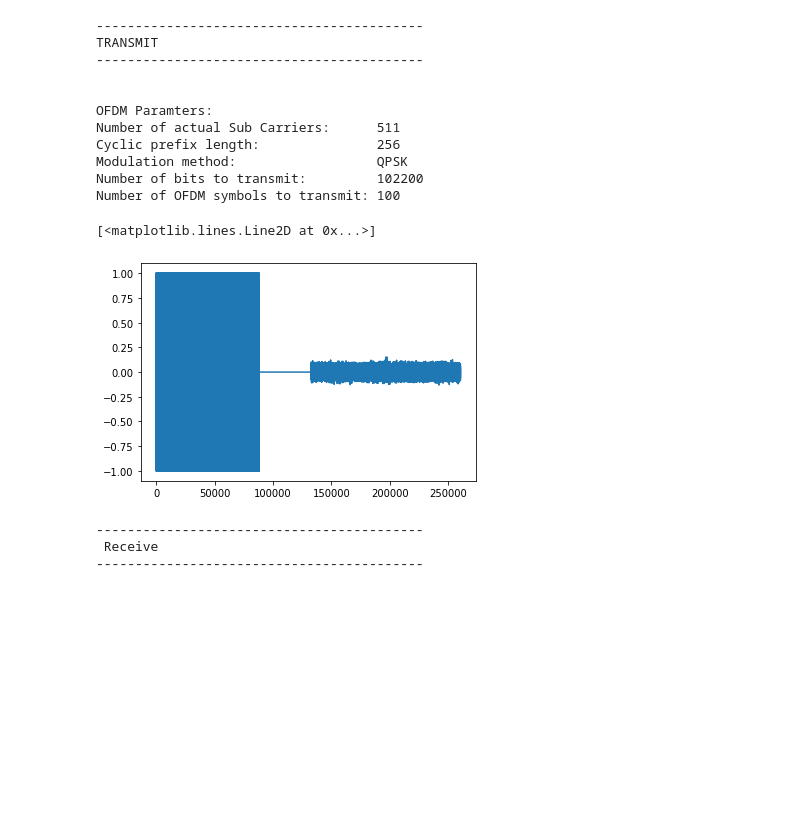
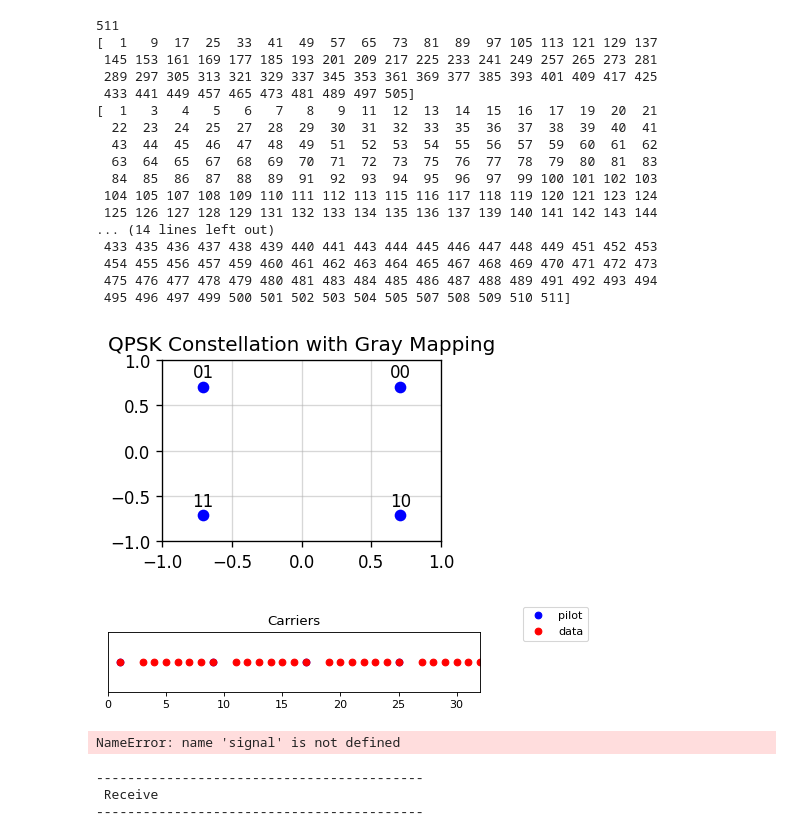
Before and after one commit to adamg-97/GF3-audio-modem, a Jupyter notebook: Audio.ipynb, the cells around one changed output. Saved outputs shown, nothing was run; the diff lists cells and outputs as text; code cells hidden in the pictures; blank space fills up the shorter version.

Commit message:
Updated OFDM.py

```diff
--- a/Audio.ipynb
+++ b/Audio.ipynb
@@ -7,35 +7,50 @@ from OFDM import *
 ofdm_symbol_size = 1024
 cp_length = ofdm_symbol_size // 4
 modulation = "QPSK"
+pilots_per_block = 64
+pilot_value = 3 + 3j
 
-no_bits = 100 * 511 * 2
+no_bits = 100 * (ofdm_symbol_size // 2 - 1 - pilots_per_block)
 
 bits = np.random.binomial(n=1, p=0.5, size=(no_bits, ))
 # %%
-tx = transmitter(ofdm_symbol_size, cp_length, "QPSK")
+tx = transmitter(ofdm_symbol_size, cp_length, "QPSK", P=pilots_per_block, pilot_value=pilot_value)
 
-signal = tx.transmit(bits)
+print(len(tx.all_carriers))
+print(tx.pilot_carriers)
+print(tx.data_carriers)
+#signal = tx.transmit(bits)
 # %% [output]
-------------------------------------------
-TRANSMIT
-------------------------------------------
-
-
-OFDM Paramters:
-Number of actual Sub Carriers:      511
-Cyclic prefix length:               256
-Modulation method:                  QPSK
-Number of bits to transmit:         102200
-Number of OFDM symbols to transmit: 100
+511
+[  1   9  17  25  33  41  49  57  65  73  81  89  97 105 113 121 129 137
+ 145 153 161 169 177 185 193 201 209 217 225 233 241 249 257 265 273 281
+ 289 297 305 313 321 329 337 345 353 361 369 377 385 393 401 409 417 425
+ 433 441 449 457 465 473 481 489 497 505]
+[  1   3   4   5   6   7   8   9  11  12  13  14  15  16  17  19  20  21
+  22  23  24  25  27  28  29  30  31  32  33  35  36  37  38  39  40  41
+  43  44  45  46  47  48  49  51  52  53  54  55  56  57  59  60  61  62
+  63  64  65  67  68  69  70  71  72  73  75  76  77  78  79  80  81  83
+  84  85  86  87  88  89  91  92  93  94  95  96  97  99 100 101 102 103
+ 104 105 107 108 109 110 111 112 113 115 116 117 118 119 120 121 123 124
+ 125 126 127 128 129 131 132 133 134 135 136 137 139 140 141 142 143 144
+... (14 lines left out)
+ 433 435 436 437 438 439 440 441 443 444 445 446 447 448 449 451 452 453
+ 454 455 456 457 459 460 461 462 463 464 465 467 468 469 470 471 472 473
+ 475 476 477 478 479 480 481 483 484 485 486 487 488 489 491 492 493 494
+ 495 496 497 499 500 501 502 503 504 505 507 508 509 510 511]
 # %%
 #scipy.io.wavfile.write(r"sound_files/chirp.wav", fs, fsweep)
 
 #signal = play_record(tx, fs=tx.fs, padding_before = 1,padding_after=1)
+
+tx.graphs()
+# %% [output]
+[figure, added]
+[figure, added]
 # %%
 plt.plot(np.arange(len(signal)),signal)
 # %% [output]
-[<matplotlib.lines.Line2D at 0x...>]
+NameError: name 'signal' is not defined
-[figure, removed]
 # %%
 rx = receiver(ofdm_symbol_size, cp_length, "QPSK")
 
```
Also changed, not shown: parts of 2 cells of this notebook, 1 other file.
